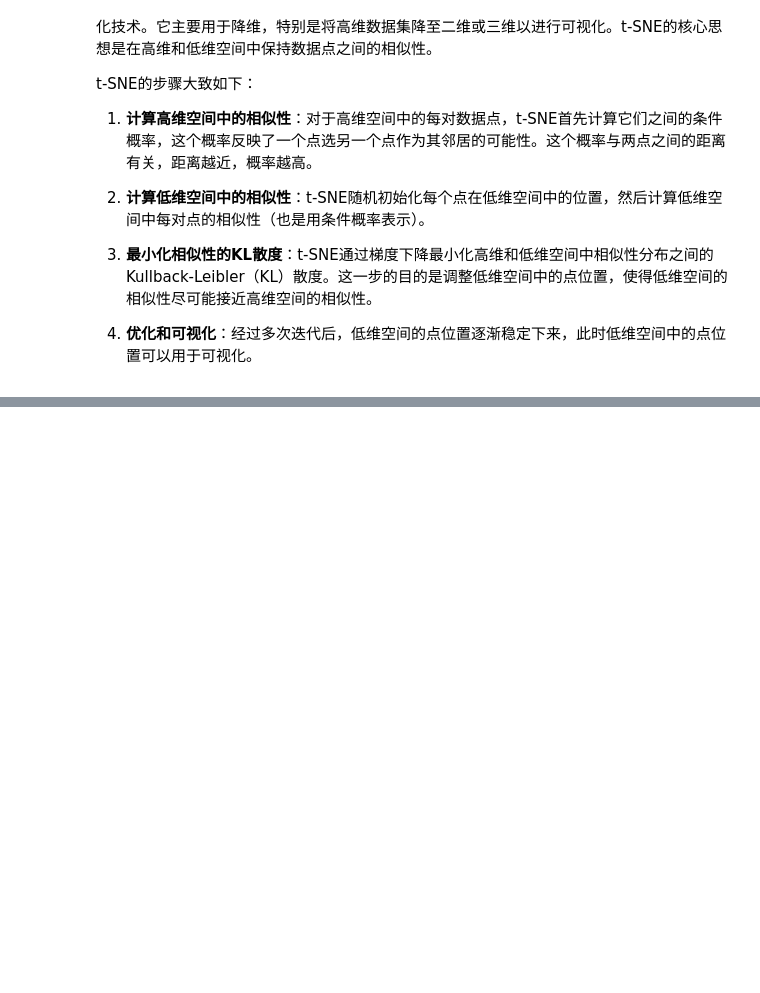
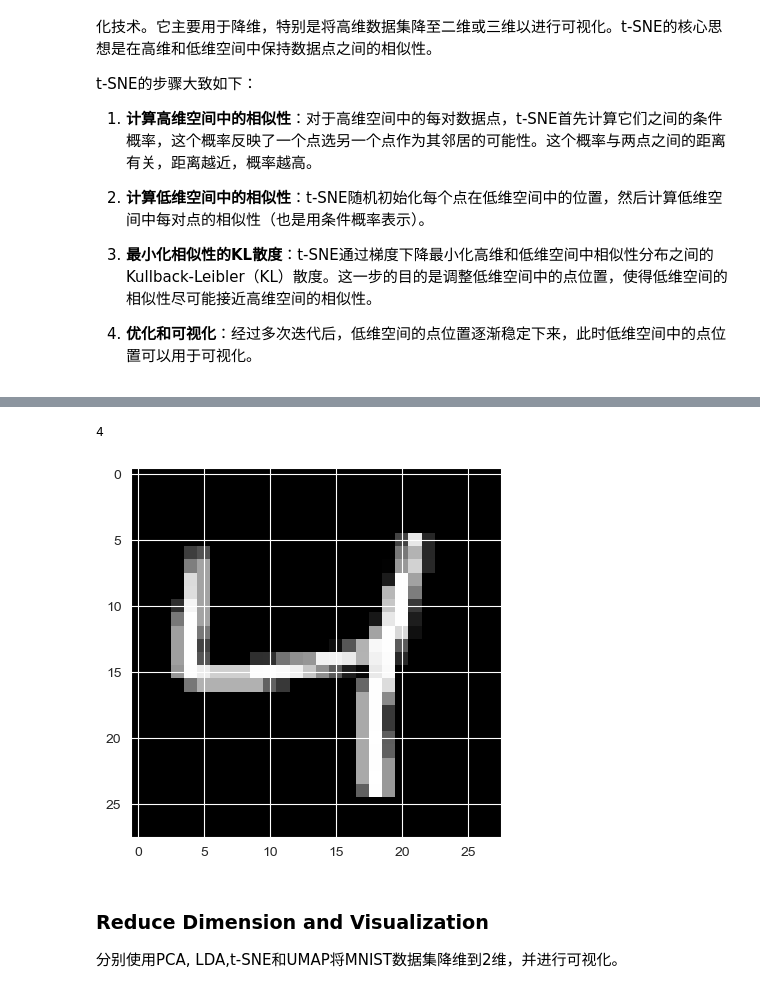
Before and after one commit to Slliki/MScProject, a Jupyter notebook: Visual Analytics/Data Projection.ipynb, the cells around one changed output, grey strips where cells are left out. Cells and saved outputs as stored; diff of their text form; code cells hidden in the pictures; blank space fills up the shorter version.

Commit message:
Data Projection update

```diff
--- a/Visual Analytics/Data Projection.ipynb
+++ b/Visual Analytics/Data Projection.ipynb
@@ -387,0 +440,32 @@ X_isomap = isomap.fit_transform(X)
+# %%
+# 设置数据转换器
+transform = transforms.Compose([
+    transforms.ToTensor(),
+    transforms.Normalize((0.1307,), (0.3081,))  # 标准化
+])
+
+# 加载MNIST数据集
+train_dataset = datasets.MNIST(root='E:\\Programming\\anaconda3\\envs\\DeepLearning\\data', train=True, download=False, transform=transform)
+train_loader = DataLoader(train_dataset, batch_size=10000, shuffle=False)
+
+# 转换为NumPy格式
+dataiter = iter(train_loader)
+images, labels = next(dataiter)  # 使用内置的next()函数
+images = images.numpy() # [(10000, 1, 28, 28)
+labels = labels.numpy() # [10000,]
+
+# 展平图像数据
+# 原始图像数据的形状为 (10000, 1, 28, 28) 10000个样本，每个样本是1个通道的28x28图像，通道表示颜色，灰度图像只有一个通道
+# 需要将其变为 (10000, 28*28)，即 (样本数量, 特征数量)
+X_flat = images.reshape(images.shape[0], -1)
+# %%
+# 绘制MNIST数据集的一个图像
+# imshow()函数用于绘制图像，cmap参数用于指定颜色图谱，这里使用灰度图谱
+plt.imshow(images[2].reshape(28, 28), cmap='gray')
+labels[2]
+# %% [output]
+4
+[figure, added]
+# %% [markdown]
+### Reduce Dimension and Visualization
+分别使用PCA, LDA,t-SNE和UMAP将MNIST数据集降维到2维，并进行可视化。
```
Also changed, not shown: parts of 10 cells of this notebook.
